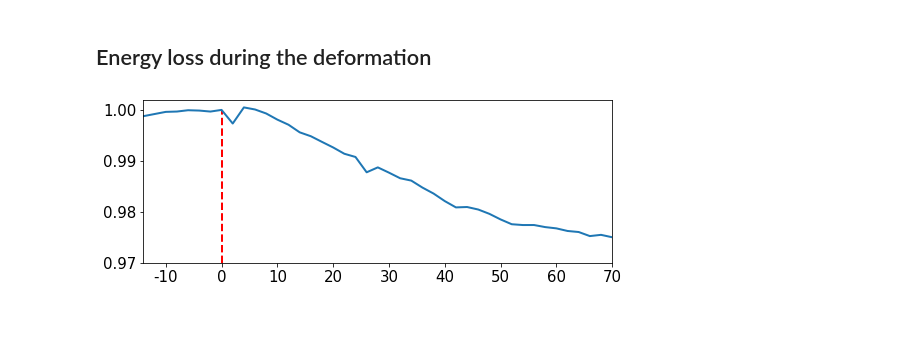
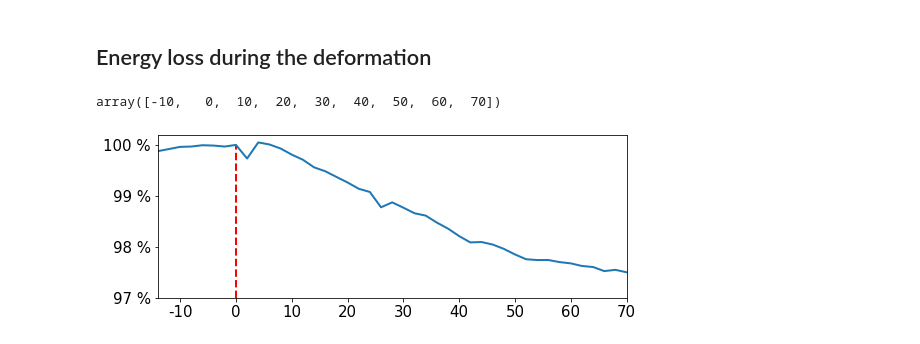
Before and after one commit to wavefrontshaping/article_MMF_disorder, a Jupyter notebook: Analysis/Analysis_Deformation.ipynb, the cells around one changed output. Drawn from its saved outputs; the diff is of its cells as text; code cells hidden in the pictures.

```diff
--- a/Analysis/Analysis_Deformation.ipynb
+++ b/Analysis/Analysis_Deformation.ipynb
@@ -711,29 +749,37 @@ ax1.set_xticks([]);
 [figure]
 # %% [markdown]
 ## Energy loss during the deformation
+# %%
+xlabels
+# %% [output]
+array([-10,   0,  10,  20,  30,  40,  50,  60,  70])
 # %%
 Energy_TM = np.array([np.linalg.norm(T)**2 for T in TMs])
 Energy_TM /= np.linalg.norm(TM_modes[index_dx0,...])**2
 
 
 fig = plt.figure(figsize = (2.8*3,1*3))
 ax1 = fig.add_subplot(111)
 ax1.plot(dx[index_min_to_show:],
          Energy_TM,
          linewidth = 2)
 ax1.vlines(dx[index_min_svd],0.97,1.,
            'r',
            linestyles = 'dashed',
            linewidth = 2)
 
 
 xticks = np.arange(-10,80,10)
 ax1.set_xticks(xticks)
 ax1.set_xticklabels(xticks, fontsize = 15)
 ax1.set_xlim([-14,70])
 ax1.set_ylim([0.97,1.002])
-plt.yticks(fontsize=15);
+
+yticks = np.arange(0.97,1.0,0.01)
+ylabels = [f'{100*y:g} %' for y in yticks]
+ax1.set_yticks(yticks)
+ax1.set_yticklabels(ylabels, fontsize = 15);
 
 # plt.savefig('energy_loss.svg', dpi = 400)
 # %% [output]
-[figure, old version]
+[figure, new version]
```
Also changed, not shown: parts of 4 cells of this notebook, 1 other file.
